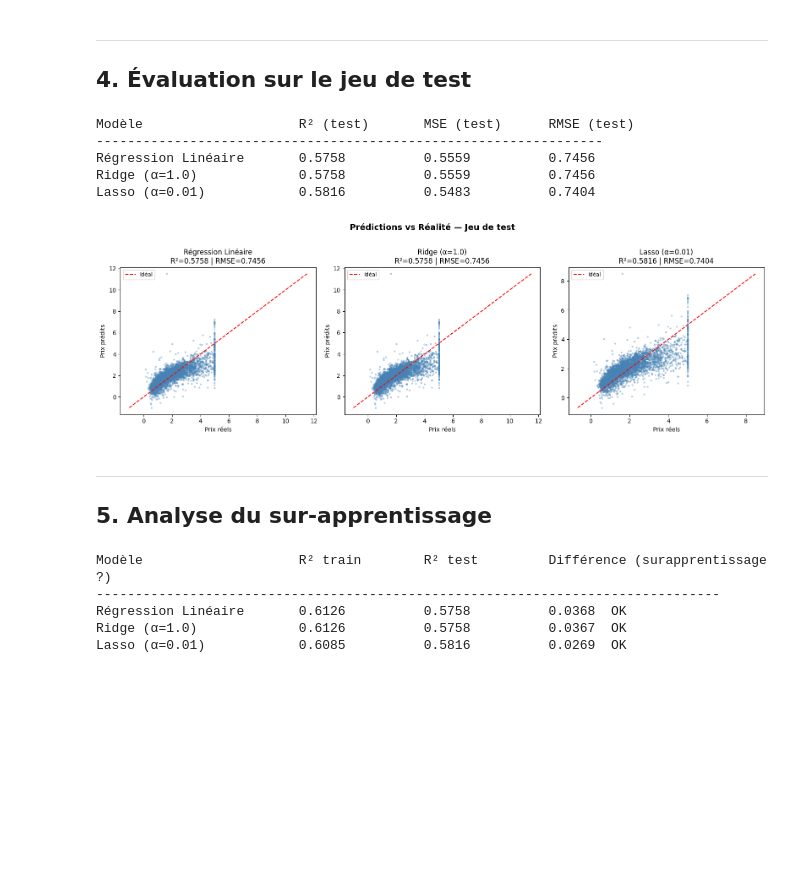
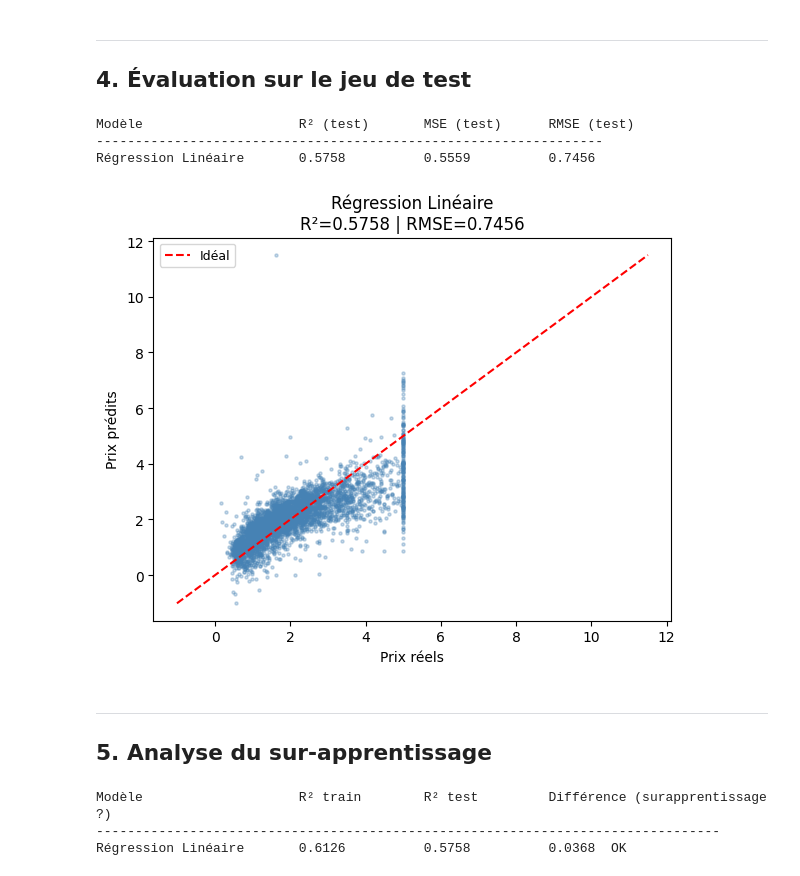
Before and after one commit to CESI-FISA-Info-24-27/IA-groupe-02, a Jupyter notebook: lessons/prosit_2/prosit_2.ipynb, the cells around one changed output. Saved outputs shown, nothing was run; the diff lists cells and outputs as text; code cells hidden in the pictures; blank space fills up the shorter version.

```diff
--- a/lessons/prosit_2/prosit_2.ipynb
+++ b/lessons/prosit_2/prosit_2.ipynb
@@ -149,29 +149,17 @@ print(f"Taille jeu de test        : {X_test.shape}")
 Taille jeu d'entraînement : (16512, 8)
 Taille jeu de test        : (4128, 8)
 # %%
-from sklearn.linear_model import LinearRegression, Ridge, Lasso
+from sklearn.linear_model import LinearRegression
 
-# Pipelines avec normalisation StandardScaler
+# Pipeline avec normalisation StandardScaler
 pipeline_lr = Pipeline([
     ('scaler', StandardScaler()),
     ('model', LinearRegression())
 ])
 
-pipeline_ridge = Pipeline([
-    ('scaler', StandardScaler()),
-    ('model', Ridge(alpha=1.0))
-])
-
-pipeline_lasso = Pipeline([
-    ('scaler', StandardScaler()),
-    ('model', Lasso(alpha=0.01))
-])
-
 models = {
     'Régression Linéaire': pipeline_lr,
-    'Ridge (α=1.0)': pipeline_ridge,
-    'Lasso (α=0.01)': pipeline_lasso,
 }
 
-print("Pipelines créés avec succès.")
+print("Pipeline créé avec succès.")
 # %% [output]
@@ -273,27 +253,24 @@ for name, pipeline in models.items():
 Modèle                    R² (test)       MSE (test)      RMSE (test)
 -----------------------------------------------------------------
 Régression Linéaire       0.5758          0.5559          0.7456
-Ridge (α=1.0)             0.5758          0.5559          0.7456
-Lasso (α=0.01)            0.5816          0.5483          0.7404
 # %%
-# Graphe Prédictions vs Réalité pour chaque modèle
-fig, axes = plt.subplots(1, 3, figsize=(16, 5))
+# Graphe Prédictions vs Réalité
+name = 'Régression Linéaire'
+res = test_results[name]
 
-for ax, (name, res) in zip(axes, test_results.items()):
-    ax.scatter(y_test, res['y_pred'], alpha=0.3, s=5, color='steelblue')
-    lim_min = min(y_test.min(), res['y_pred'].min())
-    lim_max = max(y_test.max(), res['y_pred'].max())
-    ax.plot([lim_min, lim_max], [lim_min, lim_max], 'r--', linewidth=1.5, label='Idéal')
-    ax.set_xlabel('Prix réels')
-    ax.set_ylabel('Prix prédits')
-    ax.set_title(f'{name}\nR²={res["r2"]:.4f} | RMSE={res["rmse"]:.4f}')
-    ax.legend(fontsize=9)
-
-plt.suptitle('Prédictions vs Réalité - Jeu de test', fontsize=14, fontweight='bold', y=1.02)
+fig, ax = plt.subplots(figsize=(6, 5))
+ax.scatter(y_test, res['y_pred'], alpha=0.3, s=5, color='steelblue')
+lim_min = min(y_test.min(), res['y_pred'].min())
+lim_max = max(y_test.max(), res['y_pred'].max())
+ax.plot([lim_min, lim_max], [lim_min, lim_max], 'r--', linewidth=1.5, label='Idéal')
+ax.set_xlabel('Prix réels')
+ax.set_ylabel('Prix prédits')
+ax.set_title(f'{name}\nR²={res["r2"]:.4f} | RMSE={res["rmse"]:.4f}')
+ax.legend(fontsize=9)
 plt.tight_layout()
 plt.show()
 # %% [output]
-[figure, old version]
+[figure, new version]
 # %% [markdown]
 ---
 ## 5. Analyse du sur-apprentissage
@@ -315,6 +292,4 @@ for name, pipeline in models.items():
 Modèle                    R² train        R² test         Différence (surapprentissage ?)
 --------------------------------------------------------------------------------
 Régression Linéaire       0.6126          0.5758          0.0368  OK
-Ridge (α=1.0)             0.6126          0.5758          0.0367  OK
-Lasso (α=0.01)            0.6085          0.5816          0.0269  OK
 # %%
```
Also changed, not shown: parts of 12 cells of this notebook.
